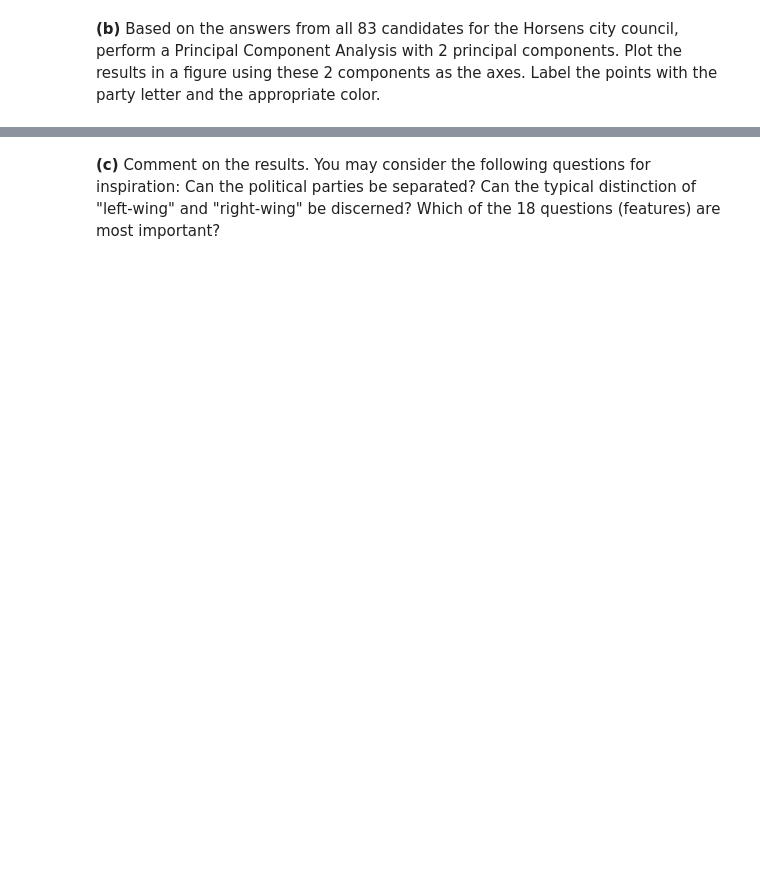
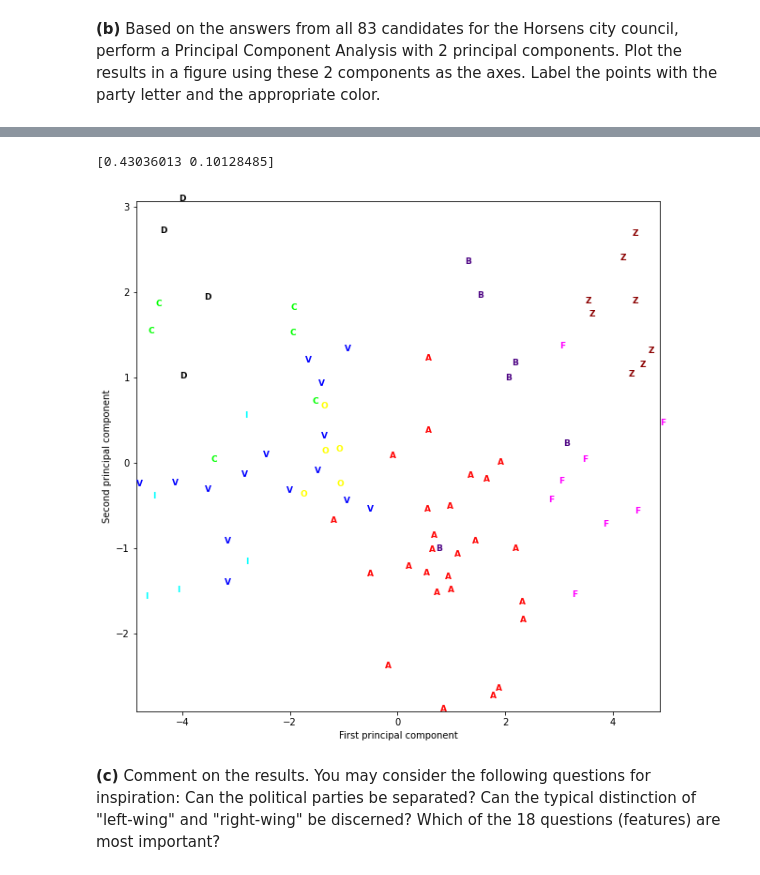
Before and after one commit to Beadhangerone/MAL, a Jupyter notebook: MAL1 Project 2022.ipynb, the cells around one changed output, grey strips where cells are left out. Drawn from its saved outputs; the diff is of its cells as text; code cells hidden in the pictures; blank space fills up the shorter version.

```diff
--- a/MAL1 Project 2022.ipynb
+++ b/MAL1 Project 2022.ipynb
@@ -1105,2 +1114,14 @@ __(a)__ How well do you (intuitively) expect that we can predict the partisan af
 # %% [markdown]
 __(b)__ Based on the answers from all 83 candidates for the Horsens city council, perform a Principal Component Analysis with 2 principal components. Plot the results in a figure using these 2 components as the axes. Label the points with the party letter and the appropriate color.
+# %%
+X_Horsens = np.load('datasets/4/X_Horsens.npy')
+Y_Horsens = np.load('datasets/4/Y_Horsens.npy')
+X_train, X_test , y_train, y_test = train_test_split(X_Horsens, Y_Horsens, test_size=0.5, random_state=69)
+
+Xs = StandardScaler().fit_transform(X_Horsens)
+pca = decomposition.PCA(n_components=1)
+res = pca.fit_transform(Xs)
+pca.explained_variance_ratio_
+
+print(pd.DataFrame(pca.components_,columns=list(range(0, 18)),index = ['PC-1']))#,'PC-2'
+#pca.components_
@@ -1107,2 +1137,25 @@ __(b)__ Based on the answers from all 83 candidates for the Horsens city council
+# %%
+# build a PCA model
+pca = decomposition.PCA(n_components=2)
+pca.fit(X_Horsens)
+# transform the digits data onto the first two principal components
+parties_pca = pca.transform(X_Horsens)
+colors = { "A":"#FF0707","B":"#4B0082","C":"#00FF00","D":"#000000","F" :"#FF00FF",
+          "I":"#00FFFF","O":"#FFFF00","V":"#0000FF", "Z":"#8B0000"}
+
+
+plt.figure(figsize=(10, 10))
+plt.xlim(parties_pca[:, 0].min(), parties_pca[:, 0].max())
+plt.ylim(parties_pca[:, 1].min(), parties_pca[:, 1].max())
+for i in range(len(X_Horsens)):
+    plt.text(parties_pca[i, 0], parties_pca[i, 1], str(Y_Horsens[i]),
+             color = colors[Y_Horsens[i]],
+             fontdict={'weight': 'bold', 'size': 9})
+plt.xlabel("First principal component")
+plt.ylabel("Second principal component")
+print(pca.explained_variance_ratio_)
+# %% [output]
+[0.43036013 0.10128485]
+[figure, added]
 # %% [markdown]
 __(c)__ Comment on the results. You may consider the following questions for inspiration: Can the political parties be separated? Can the typical distinction of "left-wing" and "right-wing" be discerned? Which of the 18 questions (features) are most important?
```
Also changed, not shown: parts of 11 cells of this notebook, 4 other files.
